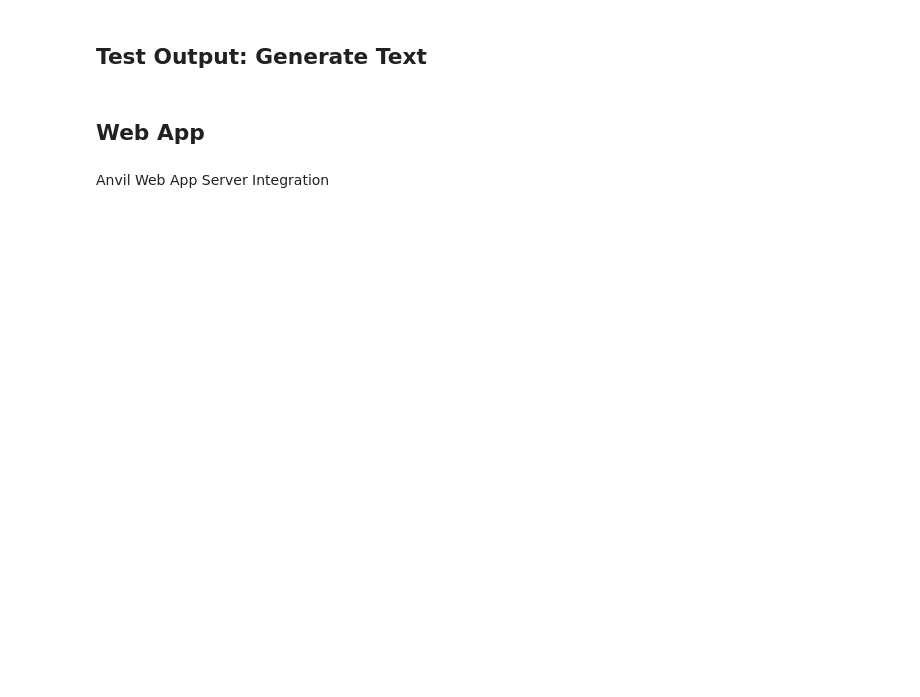
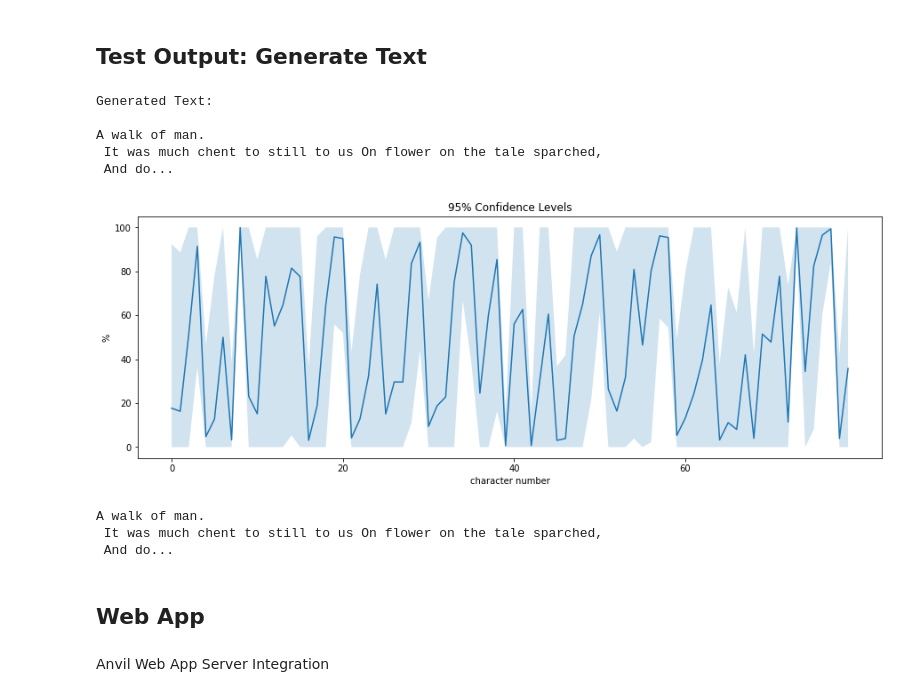
Before and after one commit to mvenouziou/Capstone-Project-Text-Generation, a Jupyter notebook: Mo_nonlinear_text_gen.ipynb, the cells around one changed output. Saved outputs shown, nothing was run; the diff lists cells and outputs as text; code cells hidden in the pictures; blank space fills up the shorter version.

```diff
--- a/Mo_nonlinear_text_gen.ipynb
+++ b/Mo_nonlinear_text_gen.ipynb
@@ -876,8 +879,9 @@ def neg_log_likely_logits(y_true, y_pred, depth):
     # encode labels as one-hot vectors
     y_true_hot = tf.one_hot(y_true, depth=depth, axis=-1)
 
-    # return negative log likelihood
-    return -y_pred.log_prob(y_true_hot)
+    # compute negative log likelihood
+    nll = -y_pred.log_prob(y_true_hot)
+    return tf.reduce_mean(nll)
 # %%
 def loss(model, y_pred, target):
 
@@ -1112,7 +1160,9 @@ def generate_text(input_text,
                   print_result,
                   precision_reduction=0.,
                   temperature=1,
-                  num_generation_steps=150): # set length of generated text
+                  num_generation_steps=150,    # sets length of generated text
+                  show_confidence_plot=False):
+
 
     # format user input
     if input_text == '':
@@ -1124,12 +1174,14 @@ def generate_text(input_text,
     paramaters = prediction_model.paramaters
 
     # get generated text
-    prediction = generator(input_text=starting_text,
+    prediction, result_means, result_stdevs = \
+                  generator(input_text=starting_text,
                             prediction_model=prediction_model,
                             precision_reduction=precision_reduction,
                             temperature=temperature,
                             num_steps=num_generation_steps,
-                            print_result=print_result)
+                            print_result=False,
+                            collect_stats=show_confidence_plot)
 
     # define formatting rules
     split_on = ['?', '.', ',', ';', '!', ':']
@@ -1157,6 +1209,13 @@ def generate_text(input_text,
         else:
             output = '\n'.join([output, line_update])
 
+    if show_confidence_plot:
+        if print_result:
+            print('Generated Text:\n', output + '... \n')
+        show_confidence(prediction, result_means, result_stdevs)
+
+    elif print_result:
+        print(output + '... ')
 
     return output + '... '
 # %% [markdown]
@@ -1219,19 +1278,17 @@ Train Model
 # %%
 train_model_now = True
 
-learning_rate = 0.02
+learning_rate = .001
 num_epochs = 100
-batches_per_epoch = 60
-
-# note:
-# aim for loss < .10 on char only
-# aim for loss < .001 with word path
+batches_per_epoch = 50
 
 # train model
 if train_model_now:
     model, history = train_model(model, cleaned_data_list,
-                                num_epochs=num_epochs,
-                                learning_rate=learning_rate,
-                                batches_per_epoch=batches_per_epoch)
+                                 num_epochs=num_epochs,
+                                 learning_rate=learning_rate,
+                                 batches_per_epoch=batches_per_epoch,
+                                 optimizer=keras.optimizers.RMSprop,
+                                 )
 # %% [output]
 Epoch: 0
@@ -1245,21 +1309,32 @@ if save_model_now:
 # %% [markdown]
 ## Test Output: Generate Text
 # %%
-starting_text = ''#AI is becoming accessible'
+starting_text = 'A walk'
 precision_reduction = 0
 temperature=1,
 
 # NOTE: if using word path, recommeded using  >= paramaters._num_trailing_words
 # words in starting text
 
 gen = generate_text(starting_text,
                     prediction_model=model,
                     precision_reduction=precision_reduction,
                     temperature=temperature,
                     print_result=True,
-                    num_generation_steps=300)
+                    num_generation_steps=80,
+                    show_confidence_plot=True)
 
 print(gen)
+# %% [output]
+Generated Text:
+
+A walk of man.
+ It was much chent to still to us On flower on the tale sparched,
+ And do...
+[figure, added]
+A walk of man.
+ It was much chent to still to us On flower on the tale sparched,
+ And do...
 # %% [markdown]
 ## Web App
 # %% [markdown]
```
Also changed, not shown: parts of 11 cells of this notebook.
